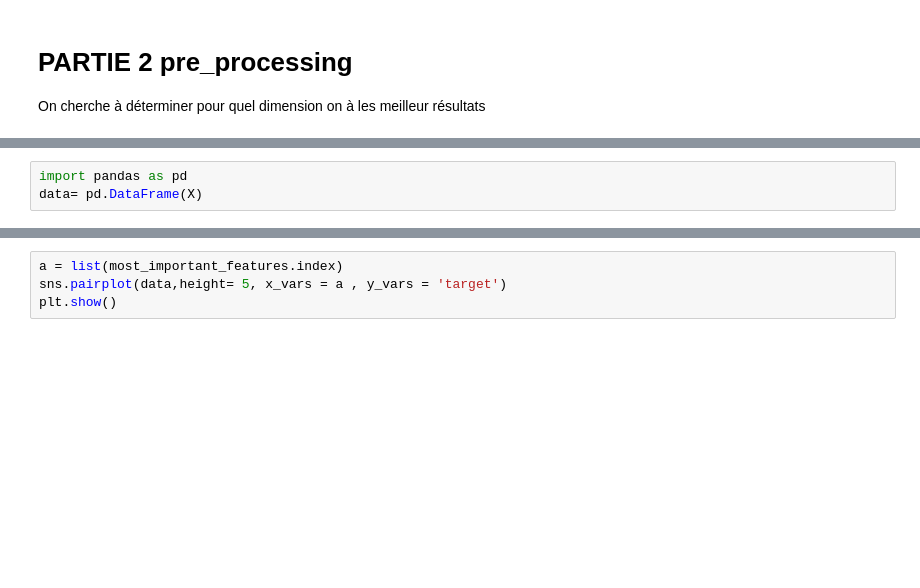
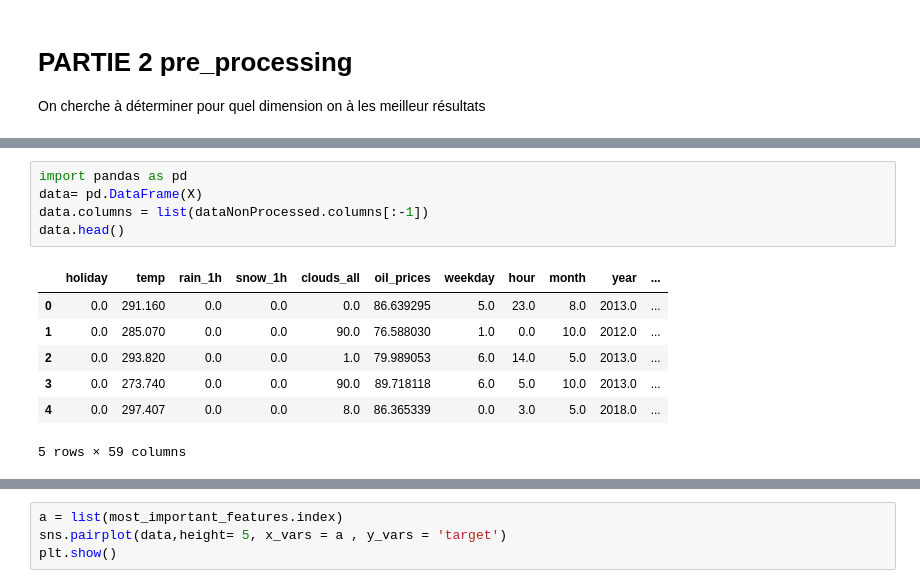
Before and after one commit to jf-pnj/velo, a Jupyter notebook: starting_kit/README_pre_processing.ipynb, the cells around one changed output, grey strips where cells are left out. Cells and saved outputs as stored; diff of their text form; blank space fills up the shorter version.

```diff
--- a/starting_kit/README_pre_processing.ipynb
+++ b/starting_kit/README_pre_processing.ipynb
@@ -161,4 +173,14 @@ Pourcentage d'outlier: 10.001%:
 # %%
 import pandas as pd
 data= pd.DataFrame(X)
+data.columns = list(dataNonProcessed.columns[:-1])
+data.head()
+# %% [output]
+|  | holiday | temp | rain_1h | snow_1h | clouds_all | oil_prices | weekday | hour | month | year | ... |
+| 0 | 0.0 | 291.160 | 0.0 | 0.0 | 0.0 | 86.639295 | 5.0 | 23.0 | 8.0 | 2013.0 | ... |
+| 1 | 0.0 | 285.070 | 0.0 | 0.0 | 90.0 | 76.588030 | 1.0 | 0.0 | 10.0 | 2012.0 | ... |
+| 2 | 0.0 | 293.820 | 0.0 | 0.0 | 1.0 | 79.989053 | 6.0 | 14.0 | 5.0 | 2013.0 | ... |
+| 3 | 0.0 | 273.740 | 0.0 | 0.0 | 90.0 | 89.718118 | 6.0 | 5.0 | 10.0 | 2013.0 | ... |
+| 4 | 0.0 | 297.407 | 0.0 | 0.0 | 8.0 | 86.365339 | 0.0 | 3.0 | 5.0 | 2018.0 | ... |
+5 rows × 59 columns
 # %%
```
Also changed, not shown: parts of 12 cells of this notebook.
